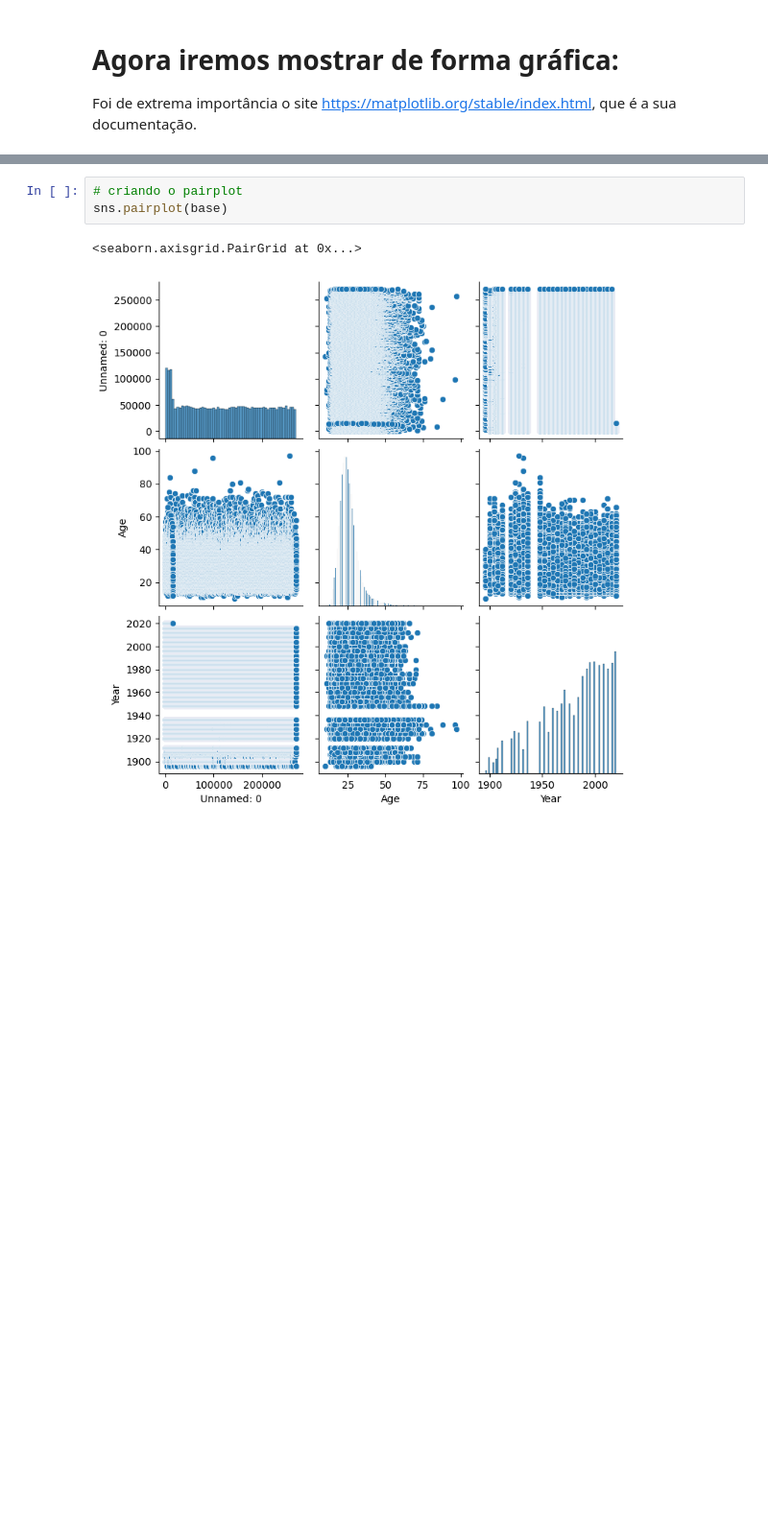
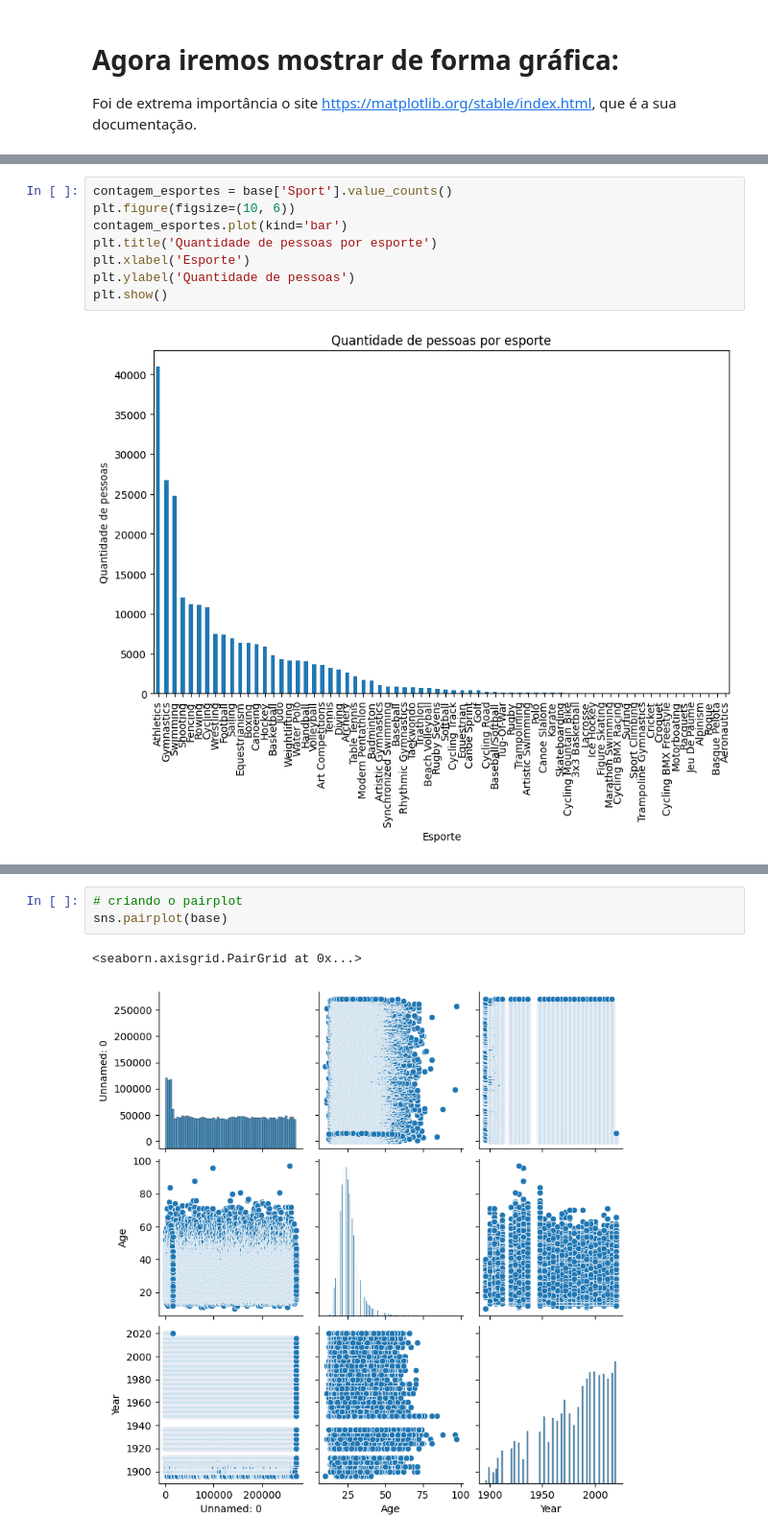
Before and after one commit to lucilagabriela/olimpiadas, a Jupyter notebook: Análise Exploratória de Dados.ipynb, the cells around one changed output, grey strips where cells are left out. Shown at 96% size. Cells and saved outputs as stored; diff of their text form; blank space fills up the shorter version.

```diff
--- a/Análise Exploratória de Dados.ipynb
+++ b/Análise Exploratória de Dados.ipynb
@@ -116,2 +143,12 @@ plt.show()
+# %%
+contagem_esportes = base['Sport'].value_counts()
+plt.figure(figsize=(10, 6))
+contagem_esportes.plot(kind='bar')
+plt.title('Quantidade de pessoas por esporte')
+plt.xlabel('Esporte')
+plt.ylabel('Quantidade de pessoas')
+plt.show()
+# %% [output]
+[figure, added]
 # %%
 # plot:
```
Also changed, not shown: parts of 15 cells of this notebook.
